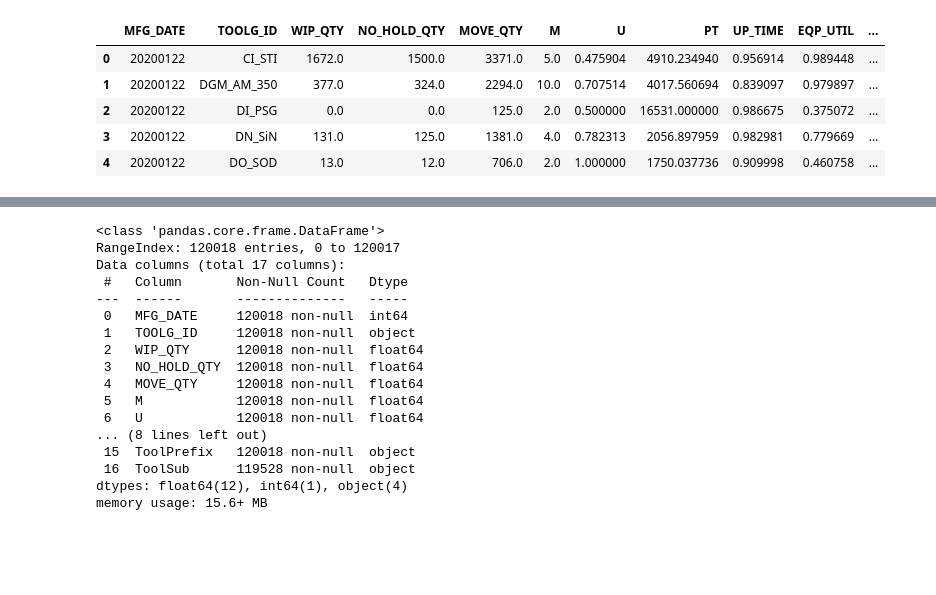
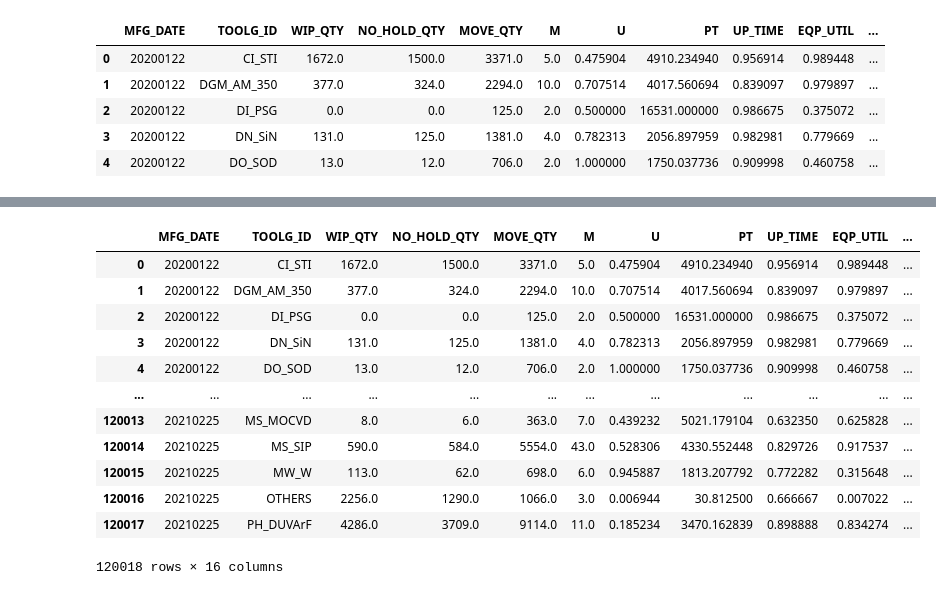
Before and after one commit to lokcyi/AI, a Jupyter notebook: homework/homework02.ipynb, the cells around one changed output, grey strips where cells are left out. Cells and saved outputs as stored; diff of their text form; code cells hidden in the pictures; blank space fills up the shorter version.

```diff
--- a/homework/homework02.ipynb
+++ b/homework/homework02.ipynb
@@ -511,32 +520,6 @@ memory usage: 13.7+ MB
 # newdf = pd.DataFrame(np.repeat(df.values,3,axis=0))
 # newdf.columns = df.columns
 # print(newdf)
-# %%
-df_testing =df_train_orign
-df_train.columns
-df_train.mean()
-cols=['NO_HOLD_QTY','M','U','PT','UP_TIME','EQP_UTIL','TC','CS','AI','C_AI']
-df_testing[cols] = df_train[cols].mean()
-df_testing.head()
-df_train_orign.info()
-# %% [output]
-<class 'pandas.core.frame.DataFrame'>
-RangeIndex: 120018 entries, 0 to 120017
-Data columns (total 17 columns):
- #   Column       Non-Null Count   Dtype
----  ------       --------------   -----
- 0   MFG_DATE     120018 non-null  int64
- 1   TOOLG_ID     120018 non-null  object
- 2   WIP_QTY      120018 non-null  float64
- 3   NO_HOLD_QTY  120018 non-null  float64
- 4   MOVE_QTY     120018 non-null  float64
- 5   M            120018 non-null  float64
- 6   U            120018 non-null  float64
-... (8 lines left out)
- 15  ToolPrefix   120018 non-null  object
- 16  ToolSub      119528 non-null  object
-dtypes: float64(12), int64(1), object(4)
-memory usage: 15.6+ MB
 # %%
 # 'CI_STI', 'DGM_AM_350', 'DI_PSG', 'DN_SiN', 'DO_SOD', 'DS_Logic',
 #        'DT_BP_G/F', 'DT_O3', 'EA_AsherM', 'EC_1C', 'EC_DK_2F', 'EC_DK1',
@@ -615,0 +594,16 @@ toolgCorr =np.asarray(toolgCorr)
+# %%
+df_train_orign
+# %% [output]
+|  | MFG_DATE | TOOLG_ID | WIP_QTY | NO_HOLD_QTY | MOVE_QTY | M | U | PT | UP_TIME | EQP_UTIL | ... |
+| 0 | 20200122 | CI_STI | 1672.0 | 1500.0 | 3371.0 | 5.0 | 0.475904 | 4910.234940 | 0.956914 | 0.989448 | ... |
+| 1 | 20200122 | DGM_AM_350 | 377.0 | 324.0 | 2294.0 | 10.0 | 0.707514 | 4017.560694 | 0.839097 | 0.979897 | ... |
+| 2 | 20200122 | DI_PSG | 0.0 | 0.0 | 125.0 | 2.0 | 0.500000 | 16531.000000 | 0.986675 | 0.375072 | ... |
+| 3 | 20200122 | DN_SiN | 131.0 | 125.0 | 1381.0 | 4.0 | 0.782313 | 2056.897959 | 0.982981 | 0.779669 | ... |
+| 4 | 20200122 | DO_SOD | 13.0 | 12.0 | 706.0 | 2.0 | 1.000000 | 1750.037736 | 0.909998 | 0.460758 | ... |
+| ... | ... | ... | ... | ... | ... | ... | ... | ... | ... | ... | ... |
+| 120013 | 20210225 | MS_MOCVD | 8.0 | 6.0 | 363.0 | 7.0 | 0.439232 | 5021.179104 | 0.632350 | 0.625828 | ... |
+| 120014 | 20210225 | MS_SIP | 590.0 | 584.0 | 5554.0 | 43.0 | 0.528306 | 4330.552448 | 0.829726 | 0.917537 | ... |
+| 120015 | 20210225 | MW_W | 113.0 | 62.0 | 698.0 | 6.0 | 0.945887 | 1813.207792 | 0.772282 | 0.315648 | ... |
+| 120016 | 20210225 | OTHERS | 2256.0 | 1290.0 | 1066.0 | 3.0 | 0.006944 | 30.812500 | 0.666667 | 0.007022 | ... |
+| 120017 | 20210225 | PH_DUVArF | 4286.0 | 3709.0 | 9114.0 | 11.0 | 0.185234 | 3470.162839 | 0.898888 | 0.834274 | ... |
+120018 rows × 16 columns
```
Also changed, not shown: parts of 40 cells of this notebook, 2 other files.
